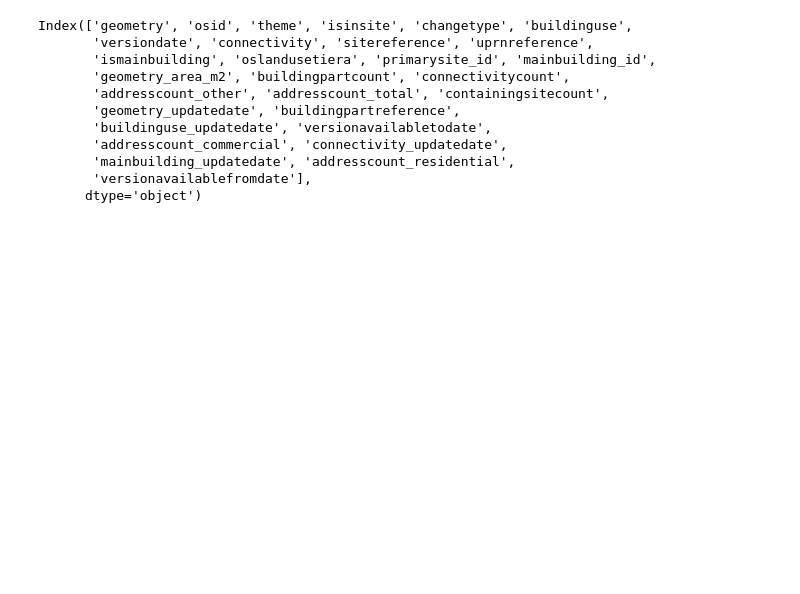
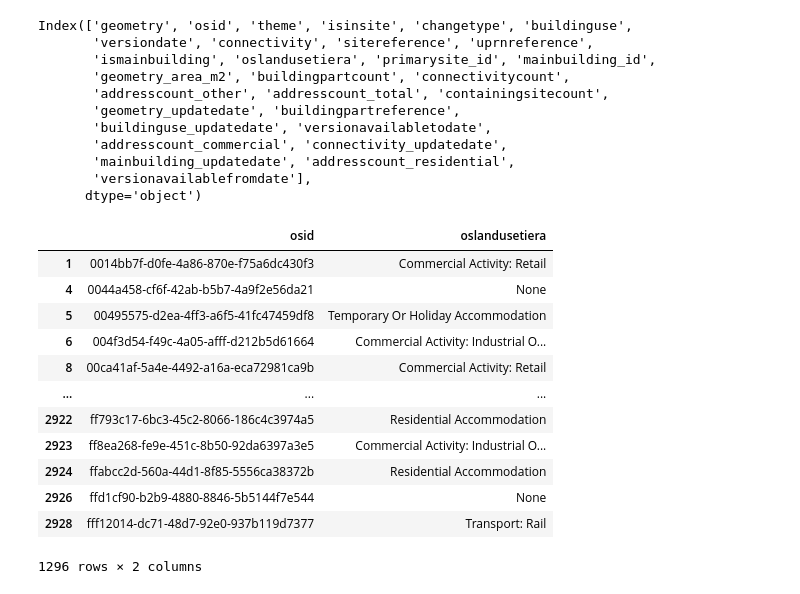
Before and after one commit to tosborneLCR/LCR-Energy-Data, a Jupyter notebook: data/AZP/OSDataHub.ipynb, the cells around one changed output. Saved outputs shown, nothing was run; the diff lists cells and outputs as text; code cells hidden in the pictures; blank space fills up the shorter version.

```diff
--- a/data/AZP/OSDataHub.ipynb
+++ b/data/AZP/OSDataHub.ipynb
@@ -42,3 +47,19 @@ Index(['geometry', 'osid', 'theme', 'isinsite', 'changetype', 'buildinguse',
        'mainbuilding_updatedate', 'addresscount_residential',
        'versionavailablefromdate'],
       dtype='object')
+# %%
+zone_buildings[['osid','oslandusetiera']]
+# %% [output]
+|  | osid | oslandusetiera |
+| 1 | 0014bb7f-d0fe-4a86-870e-f75a6dc430f3 | Commercial Activity: Retail |
+| 4 | 0044a458-cf6f-42ab-b5b7-4a9f2e56da21 | None |
+| 5 | 00495575-d2ea-4ff3-a6f5-41fc47459df8 | Temporary Or Holiday Accommodation |
+| 6 | 004f3d54-f49c-4a05-afff-d212b5d61664 | Commercial Activity: Industrial O... |
+| 8 | 00ca41af-5a4e-4492-a16a-eca72981ca9b | Commercial Activity: Retail |
+| ... | ... | ... |
+| 2922 | ff793c17-6bc3-45c2-8066-186c4c3974a5 | Residential Accommodation |
+| 2923 | ff8ea268-fe9e-451c-8b50-92da6397a3e5 | Commercial Activity: Industrial O... |
+| 2924 | ffabcc2d-560a-44d1-8f85-5556ca38372b | Residential Accommodation |
+| 2926 | ffd1cf90-b2b9-4880-8846-5b5144f7e544 | None |
+| 2928 | fff12014-dc71-48d7-92e0-937b119d7377 | Transport: Rail |
+1296 rows × 2 columns
```
Also changed, not shown: parts of 2 cells of this notebook, 1 other file.
